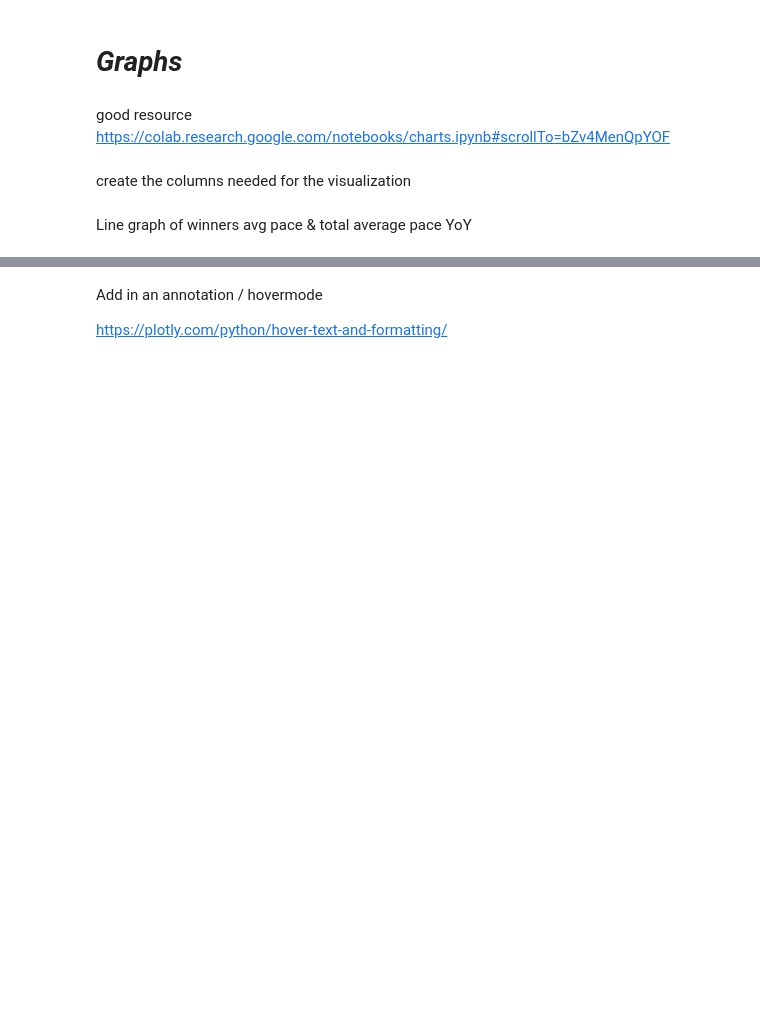
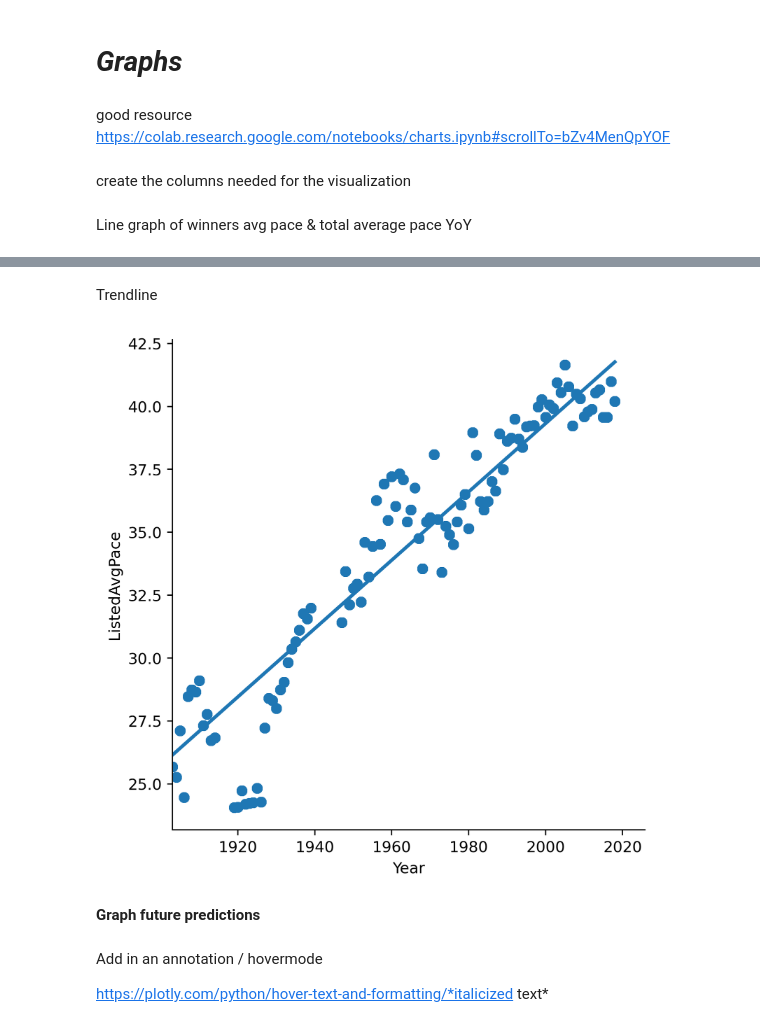
Before and after one commit to wcrowley342/tourdefancedata, a Jupyter notebook: TourDeFranceData.ipynb, the cells around one changed output, grey strips where cells are left out. Drawn from its saved outputs; the diff is of its cells as text; code cells hidden in the pictures; blank space fills up the shorter version.

```diff
--- a/TourDeFranceData.ipynb
+++ b/TourDeFranceData.ipynb
@@ -170,0 +119,10 @@ https://towardsdatascience.com/simple-ways-to-improve-your-matplotlib-b64eebccfd
+# %% [markdown]
+Trendline
+# %%
+df = rider_df
+
+_ = sns.lmplot(x='Year', y='ListedAvgPace', data=df, ci=None)
+# %% [output]
+[figure, added]
+# %% [markdown]
+**Graph future predictions**
@@ -171,7 +137,7 @@ https://towardsdatascience.com/simple-ways-to-improve-your-matplotlib-b64eebccfd
 # %% [markdown]
 Add in an annotation / hovermode
 
-https://plotly.com/python/hover-text-and-formatting/
+https://plotly.com/python/hover-text-and-formatting/*italicized text*
 # %%
 fig = px.line(rider_df, x="Year", y="ListedAvgPace", title="layout.hovermode='closest' (the default)")
 
```
Also changed, not shown: parts of 11 cells of this notebook.
